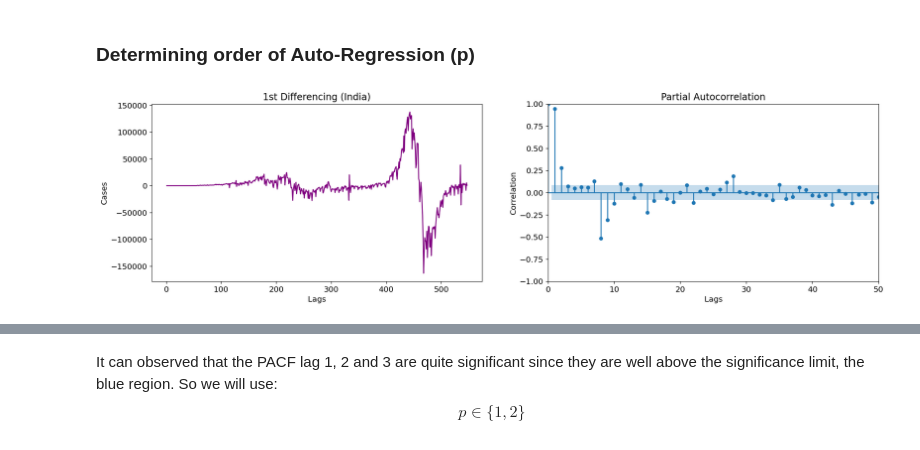
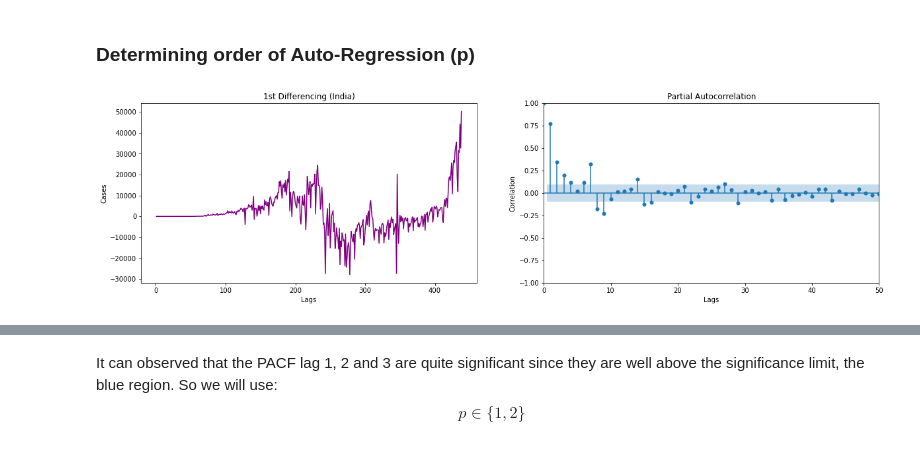
Before and after one commit to bharathvariar/Time-Forecasting-with-ARIMA-and-Neural-Networks, a Jupyter notebook: Deep Learning Project-checkpoint.ipynb, the cells around one changed output, grey strips where cells are left out. Drawn from its saved outputs; the diff is of its cells as text; code cells hidden in the pictures.

```diff
--- a/Deep Learning Project-checkpoint.ipynb
+++ b/Deep Learning Project-checkpoint.ipynb
@@ -104,7 +97,7 @@ plt.show()
 # %% [markdown]
 ### Train test split
 # %%
-active_train = active_df["2020-02-04":"2021-08-04"]
-active_test = active_df["2021-04-23":"2021-04-08"]
-confirmed_train = confirmed_df["2020-01-22":"2021-04-22"]
-confirmed_test = confirmed_df["2021-04-23":"2021-04-08"]
+active_train = active_df[:"2021-04-04"]
+active_test = active_df["2021-04-05":"2021-08-04"]
+confirmed_train = confirmed_df[:"2021-04-04"]
+confirmed_test = confirmed_df["2021-04-05":"2021-08-04"]
@@ -186,10 +174,10 @@ $$d = 1 $$
 # %%
 fig, (ax1, ax2) = plt.subplots(1, 2, figsize=(20, 5))
 ax1.plot(df.diff(), "purple")
 ax1.set(title=f"1st Differencing ({country})", xlabel="Lags", ylabel="Cases")
-plot_pacf(df.diff().dropna(), ax=ax2, lags=272)
+plot_pacf(df.diff().dropna(), ax=ax2, lags=df.shape[0]/2 - 1)
 ax2.set(xlabel="Lags", ylabel="Correlation", ylim=(-1, 1), xlim=(0, 50))
 fig.savefig("Graphs/2.pacf_plots.jpg")
 plt.show()
 # %% [output]
-[figure, old version]
+[figure, new version]
```
Also changed, not shown: parts of 70 cells of this notebook, 10 other files.
